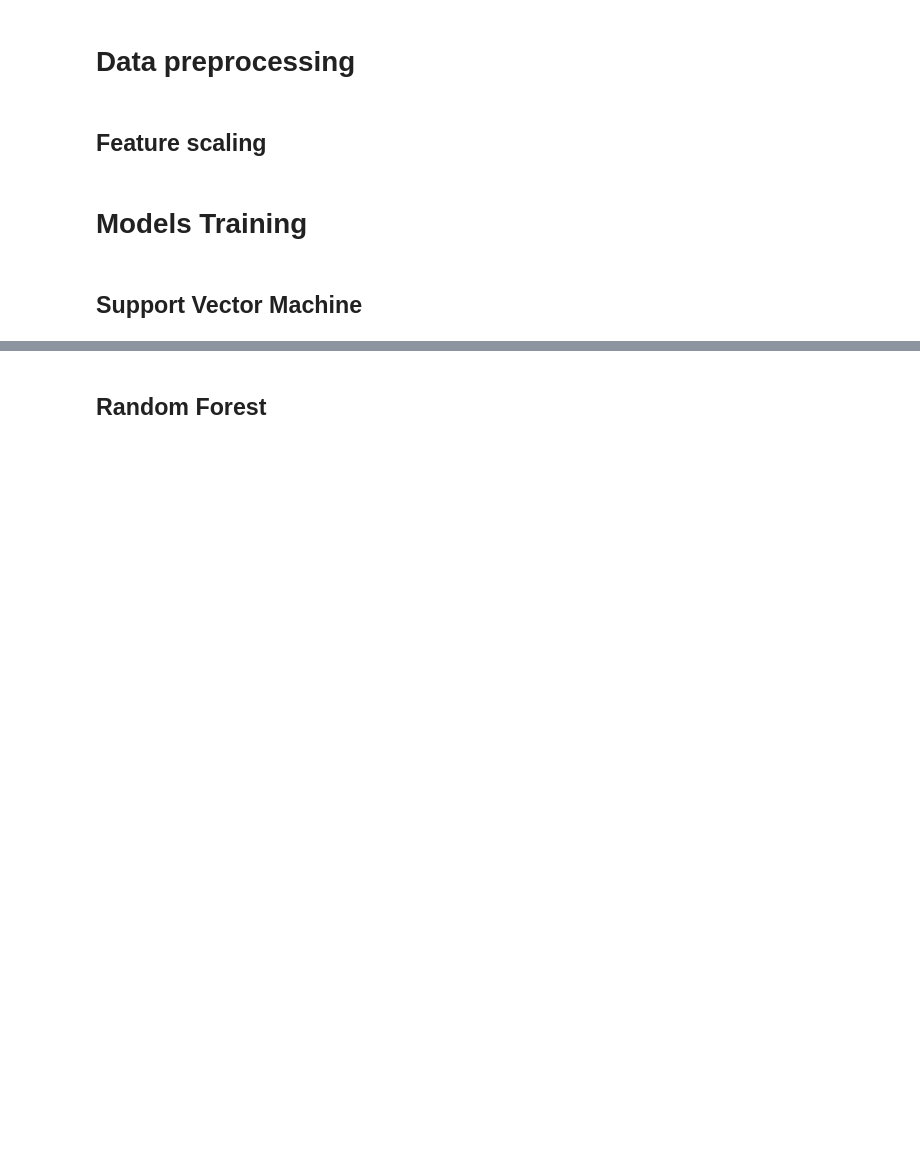
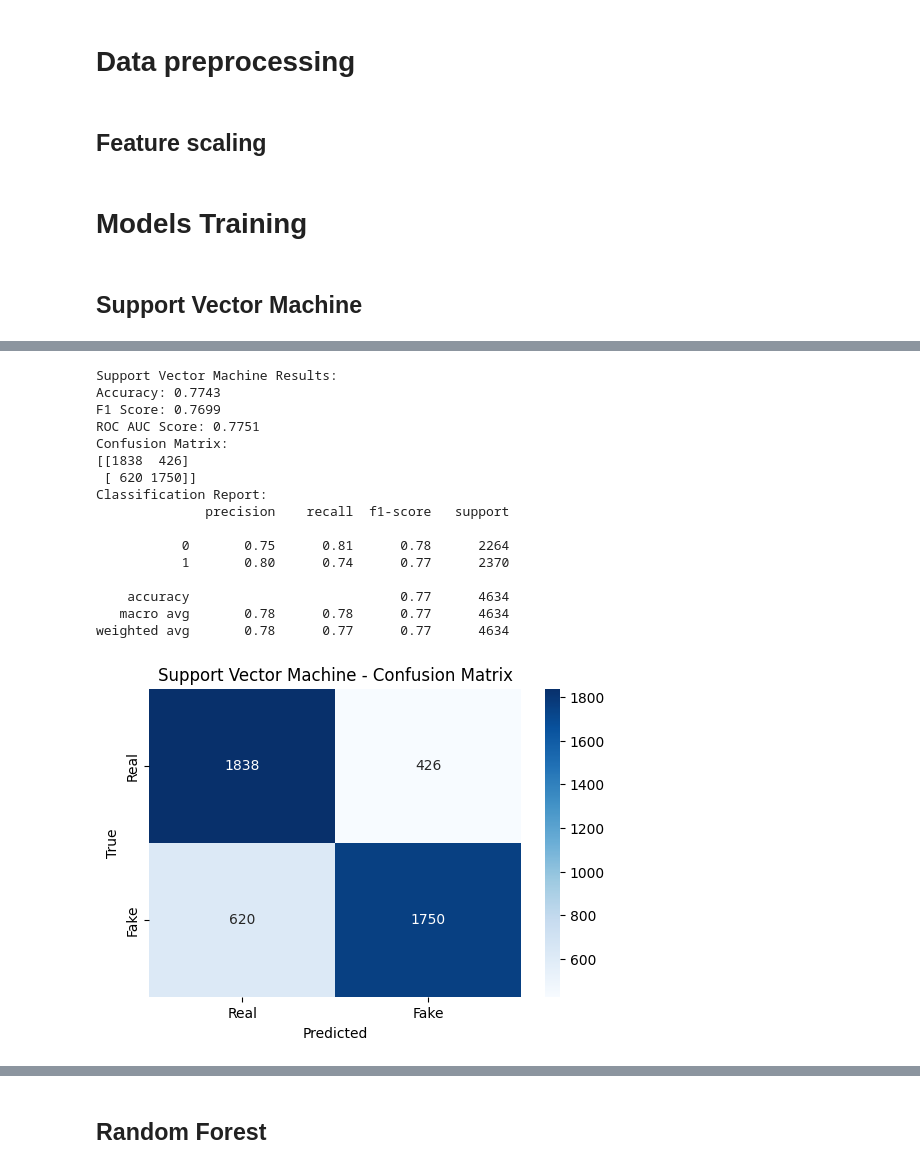
Before and after one commit to Gabriele1312/DeepFakePhishing, a Jupyter notebook: Notebook/MLclassifier.ipynb, the cells around one changed output, grey strips where cells are left out. Cells and saved outputs as stored; diff of their text form; code cells hidden in the pictures; blank space fills up the shorter version.

```diff
--- a/Notebook/MLclassifier.ipynb
+++ b/Notebook/MLclassifier.ipynb
@@ -552,0 +639,23 @@ X_test_scaled = scaler.transform(X_test)
+# %%
+# Evaluate the SVM model on test set
+y_test_pred = best_svm_model.predict(X_test_scaled)
+
+evaluate_model(y_test, y_test_pred, "Support Vector Machine")
+# %% [output]
+Support Vector Machine Results:
+Accuracy: 0.7743
+F1 Score: 0.7699
+ROC AUC Score: 0.7751
+Confusion Matrix:
+[[1838  426]
+ [ 620 1750]]
+Classification Report:
+              precision    recall  f1-score   support
+
+           0       0.75      0.81      0.78      2264
+           1       0.80      0.74      0.77      2370
+
+    accuracy                           0.77      4634
+   macro avg       0.78      0.78      0.77      4634
+weighted avg       0.78      0.77      0.77      4634
+[figure, added]
```
Also changed, not shown: parts of 6 cells of this notebook.
